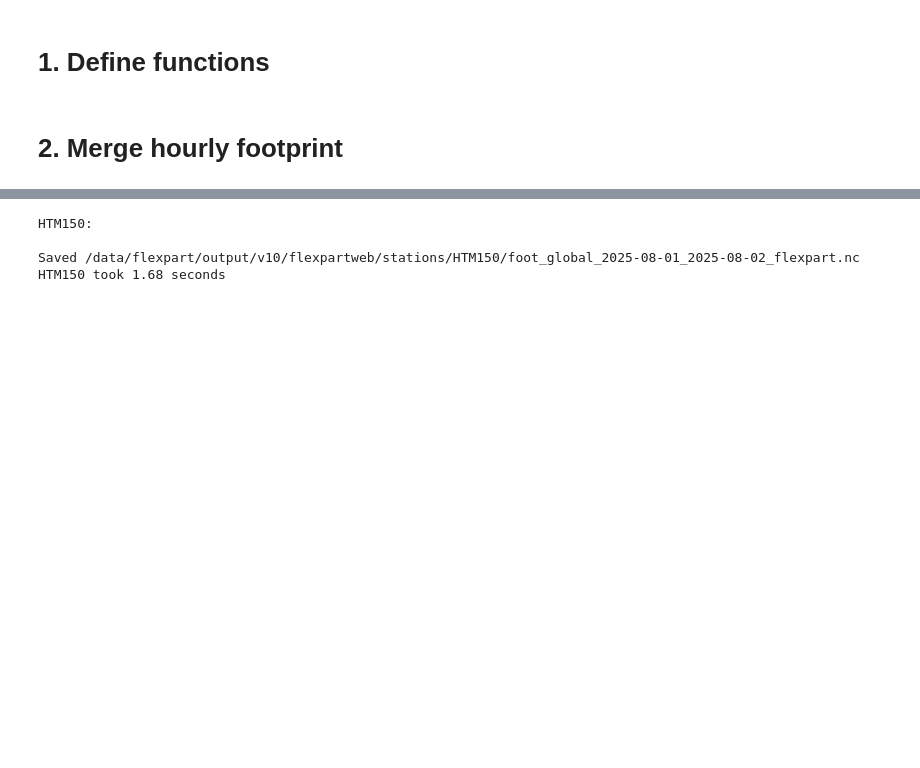
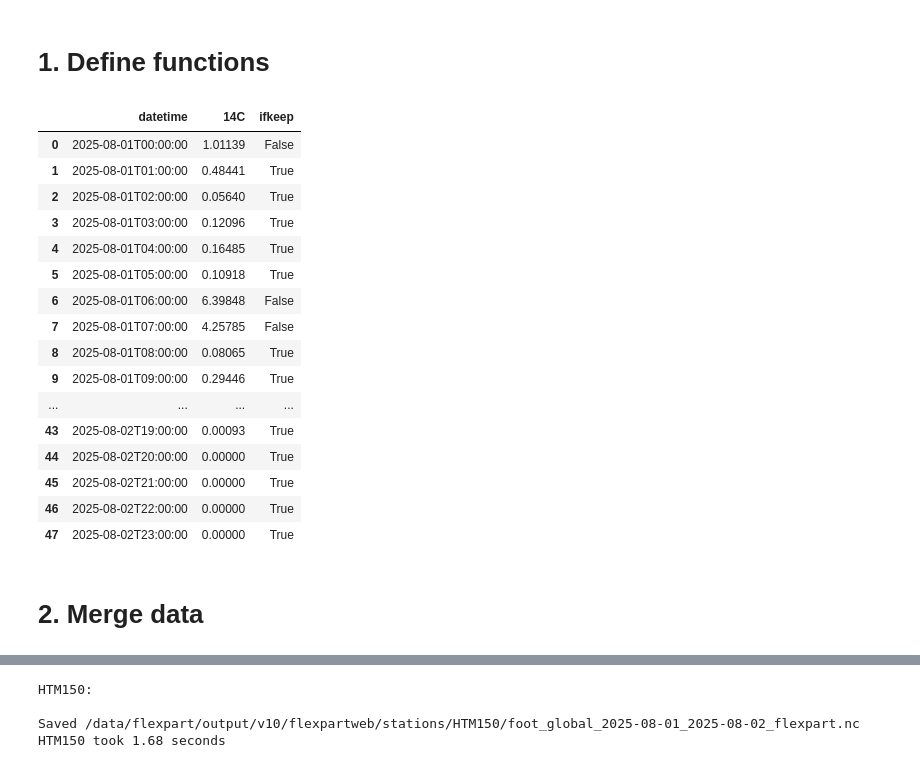
Before and after one commit to ZWsourcecode/radiocarbon, a Jupyter notebook: compare_footprint.ipynb, the cells around one changed output, grey strips where cells are left out. Cells and saved outputs as stored; diff of their text form; code cells hidden in the pictures; blank space fills up the shorter version.

```diff
--- a/compare_footprint.ipynb
+++ b/compare_footprint.ipynb
@@ -433,3 +469,27 @@ def merge_footprint(path, StationID, sdate, edate, fname="foot_nest", domain="eu
         print(f"\nNo data found for {StationID} in period {sdate} to {edate}")
     elapsed_time = time.time() - start_time
     print(f"{StationID} took {elapsed_time:.2f} seconds")
+# %%
+df1  = pd.read_csv("./delta_14C_ope120_20250801.csv")
+df2  = pd.read_csv("./delta_14C_ope120_20250802.csv")
+# %%
+dfall = pd.concat([df1, df2], ignore_index=True)
+dfall
+# %% [output]
+|  | datetime | 14C | ifkeep |
+| 0 | 2025-08-01T00:00:00 | 1.01139 | False |
+| 1 | 2025-08-01T01:00:00 | 0.48441 | True |
+| 2 | 2025-08-01T02:00:00 | 0.05640 | True |
+| 3 | 2025-08-01T03:00:00 | 0.12096 | True |
+| 4 | 2025-08-01T04:00:00 | 0.16485 | True |
+| 5 | 2025-08-01T05:00:00 | 0.10918 | True |
+| 6 | 2025-08-01T06:00:00 | 6.39848 | False |
+| 7 | 2025-08-01T07:00:00 | 4.25785 | False |
+| 8 | 2025-08-01T08:00:00 | 0.08065 | True |
+| 9 | 2025-08-01T09:00:00 | 0.29446 | True |
+| ... | ... | ... | ... |
+| 43 | 2025-08-02T19:00:00 | 0.00093 | True |
+| 44 | 2025-08-02T20:00:00 | 0.00000 | True |
+| 45 | 2025-08-02T21:00:00 | 0.00000 | True |
+| 46 | 2025-08-02T22:00:00 | 0.00000 | True |
+| 47 | 2025-08-02T23:00:00 | 0.00000 | True |
@@ -529,2 +645,2 @@ def merge_footprint_parallel(IN_PATH, OUT_PATH, StationID, sdate, edate, fname="
 # %% [markdown]
-# 2. Merge hourly footprint
+# 2. Merge data
```
Also changed, not shown: parts of 21 cells of this notebook, 13 other files.
